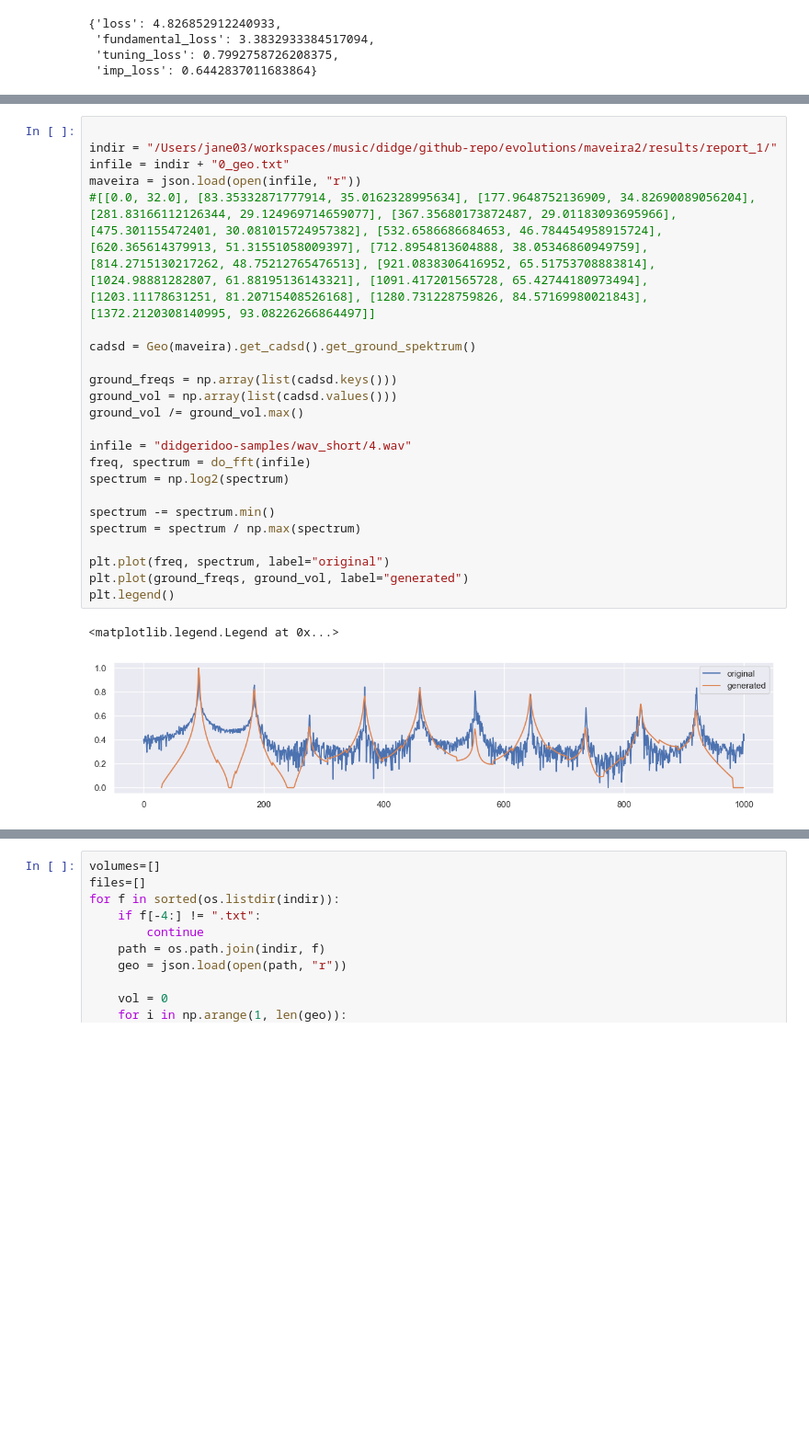
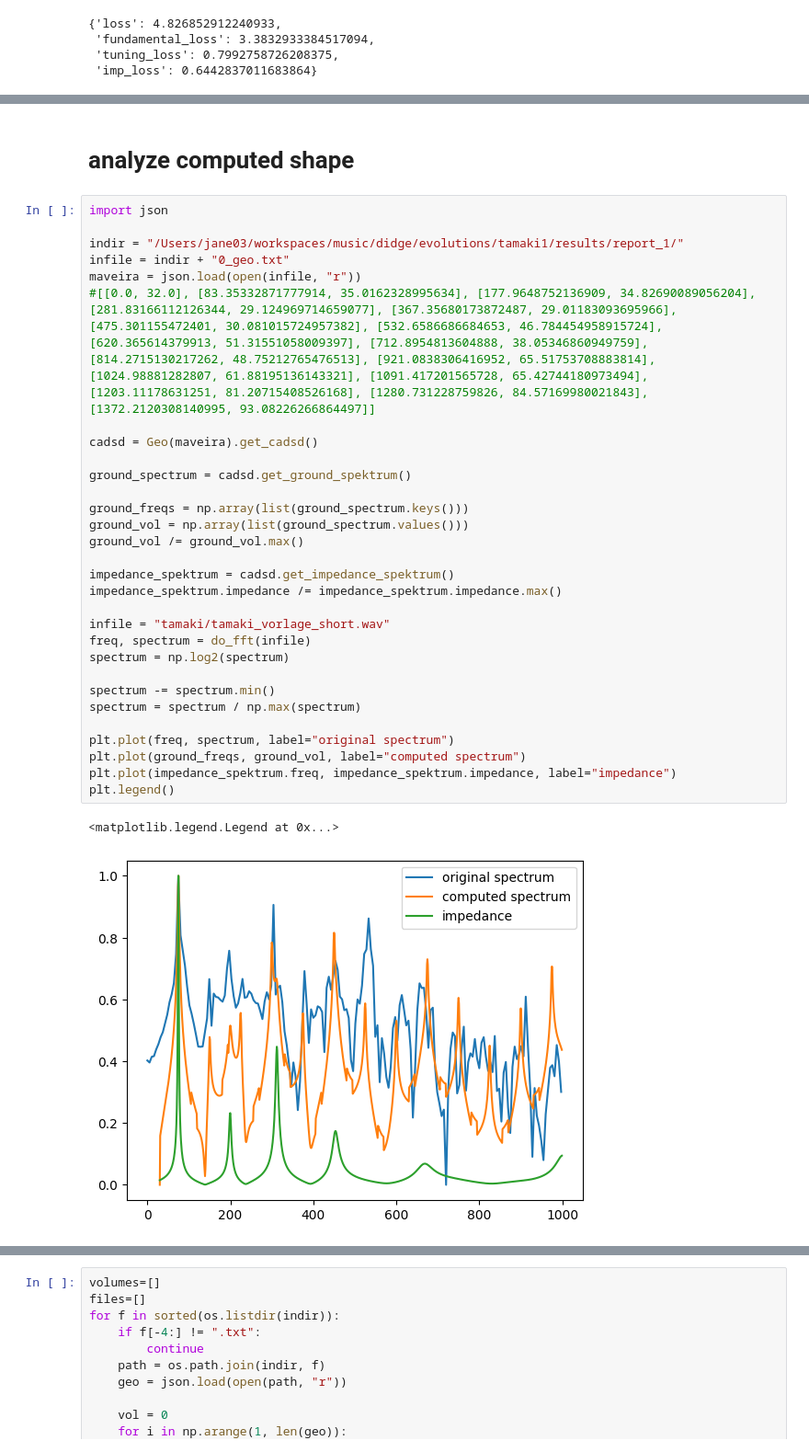
Before and after one commit to jnehring/didge-lab, a Jupyter notebook: src/experiments/fft-analysis/Tamaki.ipynb, the cells around one changed output, grey strips where cells are left out. Shown at 92% size. Drawn from its saved outputs; the diff is of its cells as text; blank space fills up the shorter version.

Commit message:
add tamaki and more analysis

```diff
--- a/src/experiments/fft-analysis/Tamaki.ipynb
+++ b/src/experiments/fft-analysis/Tamaki.ipynb
@@ -238,29 +242,38 @@ DidgeVisualizer.vis_didge(geo)
 # %% [output]
 <AxesSubplot: xlabel='x', ylabel='y'>
 [figure]
+# %% [markdown]
+# analyze computed shape
 # %%
+import json
 
-indir = "/Users/jane03/workspaces/music/didge/github-repo/evolutions/maveira2/results/report_1/"
+indir = "/Users/jane03/workspaces/music/didge/evolutions/tamaki1/results/report_1/"
 infile = indir + "0_geo.txt"
 maveira = json.load(open(infile, "r"))
 #[[0.0, 32.0], [83.35332871777914, 35.0162328995634], [177.9648752136909, 34.82690089056204], [281.83166112126344, 29.124969714659077], [367.35680173872487, 29.01183093695966], [475.301155472401, 30.081015724957382], [532.6586686684653, 46.784454958915724], [620.365614379913, 51.31551058009397], [712.8954813604888, 38.05346860949759], [814.2715130217262, 48.75212765476513], [921.0838306416952, 65.51753708883814], [1024.98881282807, 61.88195136143321], [1091.417201565728, 65.42744180973494], [1203.11178631251, 81.20715408526168], [1280.731228759826, 84.57169980021843], [1372.2120308140995, 93.08226266864497]]
 
-cadsd = Geo(maveira).get_cadsd().get_ground_spektrum()
+cadsd = Geo(maveira).get_cadsd()
 
-ground_freqs = np.array(list(cadsd.keys()))
-ground_vol = np.array(list(cadsd.values()))
+ground_spectrum = cadsd.get_ground_spektrum()
+
+ground_freqs = np.array(list(ground_spectrum.keys()))
+ground_vol = np.array(list(ground_spectrum.values()))
 ground_vol /= ground_vol.max()
 
-infile = "didgeridoo-samples/wav_short/4.wav"
+impedance_spektrum = cadsd.get_impedance_spektrum()
+impedance_spektrum.impedance /= impedance_spektrum.impedance.max()
+
+infile = "tamaki/tamaki_vorlage_short.wav"
 freq, spectrum = do_fft(infile)
 spectrum = np.log2(spectrum)
 
 spectrum -= spectrum.min()
 spectrum = spectrum / np.max(spectrum)
 
-plt.plot(freq, spectrum, label="original")
-plt.plot(ground_freqs, ground_vol, label="generated")
+plt.plot(freq, spectrum, label="original spectrum")
+plt.plot(ground_freqs, ground_vol, label="computed spectrum")
+plt.plot(impedance_spektrum.freq, impedance_spektrum.impedance, label="impedance")
 plt.legend()
 # %% [output]
 <matplotlib.legend.Legend at 0x...>
-[figure, old version]
+[figure, new version]
```
Also changed, not shown: parts of 7 cells of this notebook, 7 other files.
